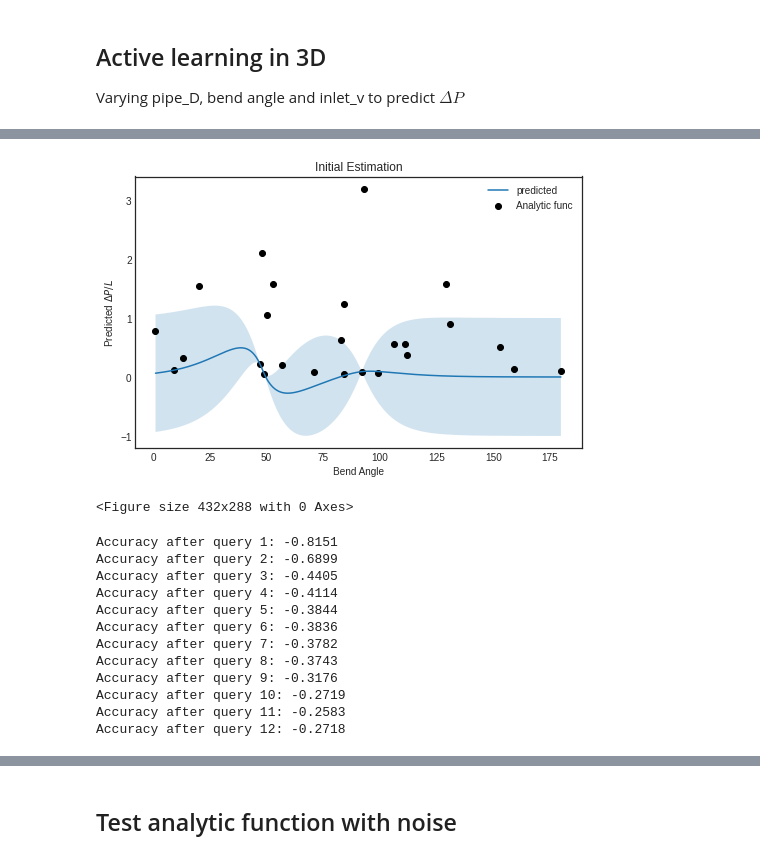
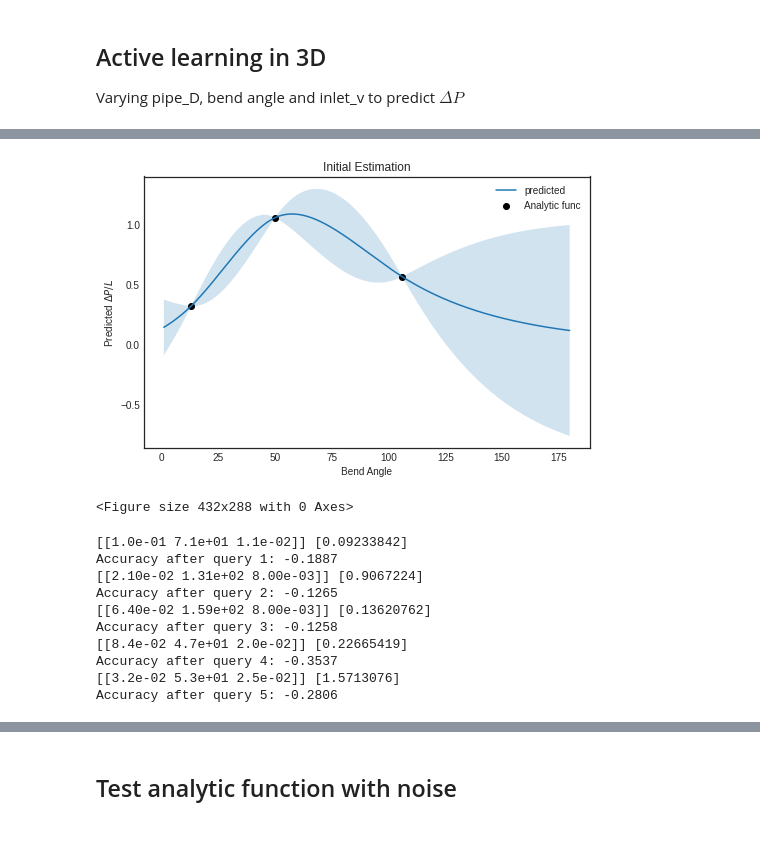
Before and after one commit to ur-whitelab/alcfd, a Jupyter notebook: al_gpr_3Dfeatures.ipynb, the cells around one changed output, grey strips where cells are left out. Saved outputs shown, nothing was run; the diff lists cells and outputs as text; code cells hidden in the pictures.

```diff
--- a/al_gpr_3Dfeatures.ipynb
+++ b/al_gpr_3Dfeatures.ipynb
@@ -73,22 +73,22 @@ x = np.column_stack((D, angle, vin))
 # %%
 pred_init, std_init = regressor_3d.predict(x.reshape(-1,3), return_std = True)
 
 with plt.style.context('seaborn-white'):
     plt.figure(figsize=(8, 5))
     plt.plot(x[:,1], pred_init, label='predicted')
     plt.fill_between(x[:, 1], pred_init-std_init, pred_init+std_init, alpha=0.2)
-    plt.scatter(X_raw[:,1], y_raw, c='k', label='Analytic func') # label='CFD calc')
+    plt.scatter(X_train[:,1], y_train, c='k', label='Analytic func') # label='CFD calc')
     plt.title('Initial Estimation')
     plt.xlabel('Bend Angle')
     plt.ylabel(r'Predicted $\Delta P/L$')
     plt.legend()
     plt.show()
     plt.savefig('Init_known_func.svg')
 # %% [output]
-[figure, old version]
+[figure, new version]
 <Figure size 432x288 with 0 Axes>
 # %%
-N_QUERIES = 12
+N_QUERIES = 5
 #performance_history = [unqueried_score]
 
 # Allow our model to query our unlabeled dataset for the most
@@ -98,9 +98,12 @@ for index in range(N_QUERIES):
 
     # Teach our ActiveLearner model the record it has requested.
     X, y = X_pool[query_index].reshape(-1, 3), y_pool[query_index].reshape(1, )
+    print(X, y)
     regressor_3d.teach(X=X, y=y)
 
     # Remove the queried instance from the unlabeled pool.
+#     X_train = np.append(X_train, X, axis=0)
+#     y_train = np.append(y_train, y, axis=0)
     X_pool, y_pool = np.delete(X_pool, query_index, axis=0), np.delete(y_pool, query_index)
 
     # Calculate and report our model's accuracy.
@@ -110,18 +113,16 @@ for index in range(N_QUERIES):
     # Save our model's performance for plotting.
     #performance_history.append(model_accuracy)
 # %% [output]
-Accuracy after query 1: -0.8151
-Accuracy after query 2: -0.6899
-Accuracy after query 3: -0.4405
-Accuracy after query 4: -0.4114
-Accuracy after query 5: -0.3844
-Accuracy after query 6: -0.3836
-Accuracy after query 7: -0.3782
-Accuracy after query 8: -0.3743
-Accuracy after query 9: -0.3176
-Accuracy after query 10: -0.2719
-Accuracy after query 11: -0.2583
-Accuracy after query 12: -0.2718
+[[1.0e-01 7.1e+01 1.1e-02]] [0.09233842]
+Accuracy after query 1: -0.1887
+[[2.10e-02 1.31e+02 8.00e-03]] [0.9067224]
+Accuracy after query 2: -0.1265
+[[6.40e-02 1.59e+02 8.00e-03]] [0.13620762]
+Accuracy after query 3: -0.1258
+[[8.4e-02 4.7e+01 2.0e-02]] [0.22665419]
+Accuracy after query 4: -0.3537
+[[3.2e-02 5.3e+01 2.5e-02]] [1.5713076]
+Accuracy after query 5: -0.2806
 # %%
 # come up with distributions
 D = np.linspace(0.005, 0.1, 1000)
```
Also changed, not shown: parts of 5 cells of this notebook, 2 other files.
